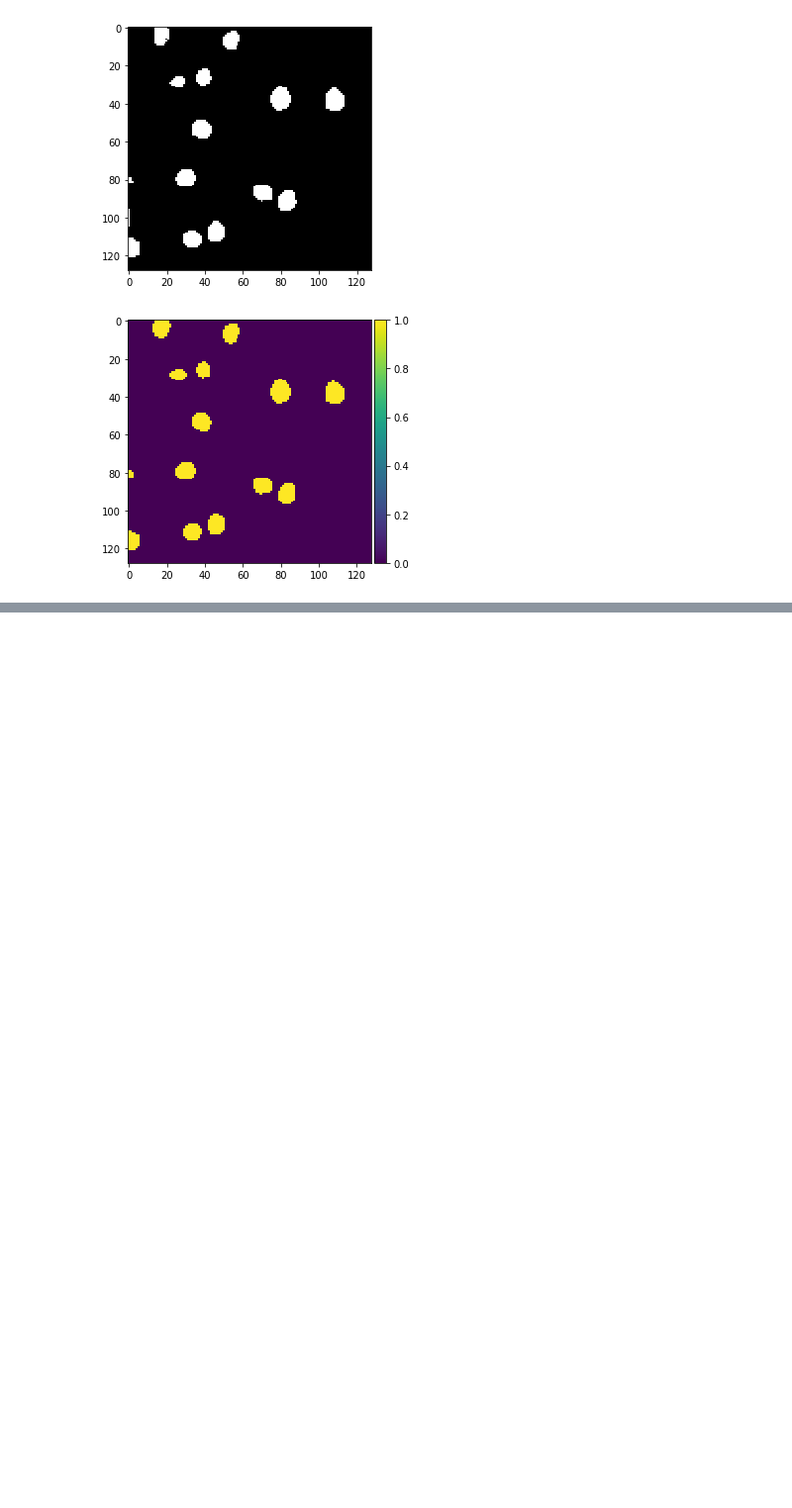
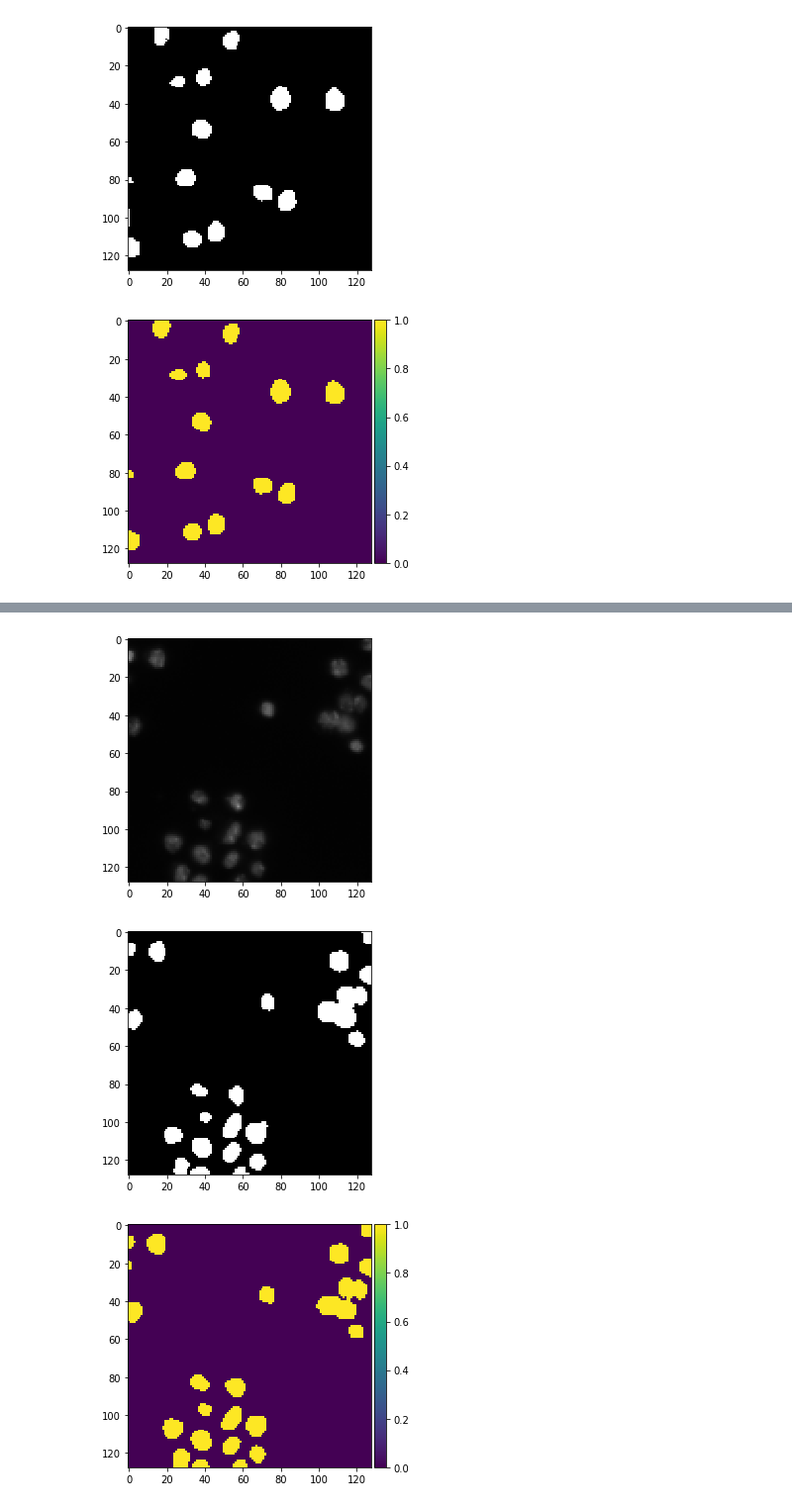
Before and after one commit to derasor/ML_Capstone, a Jupyter notebook: Nuclei_finder.ipynb, the cells around one changed output, grey strips where cells are left out. Shown at 99% size. Drawn from its saved outputs; the diff is of its cells as text; code cells hidden in the pictures; blank space fills up the shorter version.

```diff
--- a/Nuclei_finder.ipynb
+++ b/Nuclei_finder.ipynb
@@ -373,0 +596,18 @@ sub.to_csv('nuclei_finder_bench1_deraso.csv', index=False)
+# %%
+# Predict on train, val and test
+model2 = load_model('model-dsbowl2018-2.h5', custom_objects={'mean_iou': mean_iou})
+preds2_train = model2.predict(X_train[:int(X_train.shape[0]*0.9)], verbose=1)
+preds2_val = model2.predict(X_train[int(X_train.shape[0]*0.9):], verbose=1)
+preds2_test = model2.predict(X_test, verbose=1)
+
+# Threshold predictions
+preds2_train_t = (preds2_train > 0.5).astype(np.uint8)
+preds2_val_t = (preds2_val > 0.5).astype(np.uint8)
+preds2_test_t = (preds2_test > 0.5).astype(np.uint8)
+
+# Create list of upsampled test masks
+preds2_test_upsampled = []
+for i in range(len(preds2_test)):
+    preds2_test_upsampled.append(resize(np.squeeze(preds2_test[i]),
+                                       (sizes_test[i][0], sizes_test[i][1]),
+                                       mode='constant', preserve_range=True))
@@ -373,0 +618,13 @@ sub.to_csv('nuclei_finder_bench1_deraso.csv', index=False)
+# %%
+# Perform a sanity check on some random training samples
+ix = random.randint(0, len(preds2_train_t))
+imshow(X_train[ix])
+plt.show()
+imshow(np.squeeze(Y_train[ix]))
+plt.show()
+imshow(np.squeeze(preds2_train_t[ix]))
+plt.show()
+# %% [output]
+[figure, added]
+[figure, added]
+[figure, added]
```
Also changed, not shown: parts of 50 cells of this notebook, 22 other files.
